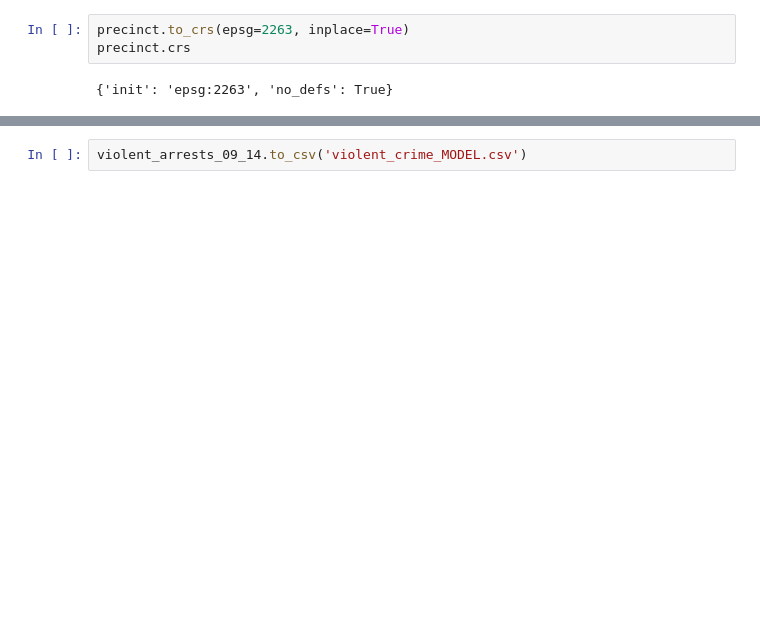
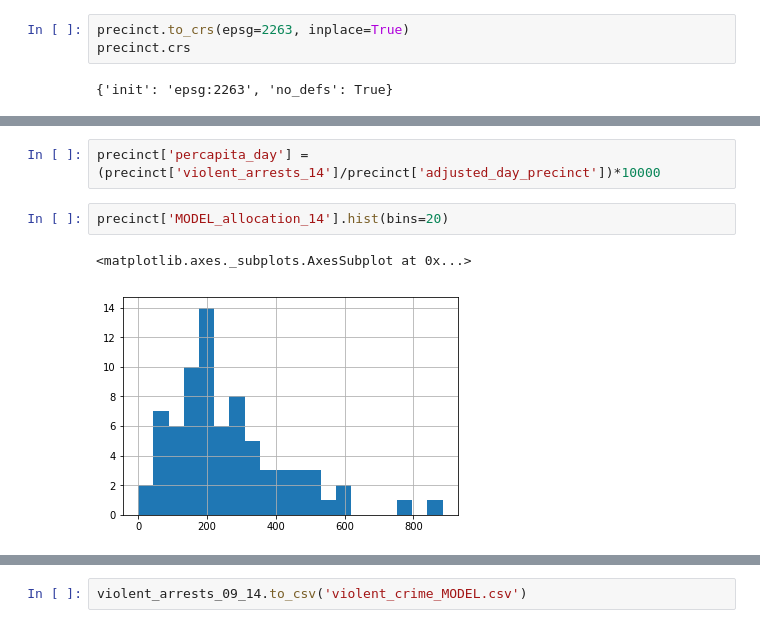
Before and after one commit to tharma3/patrol_allocation, a Jupyter notebook: notebooks/Model-Violent Crime.ipynb, the cells around one changed output, grey strips where cells are left out. Saved outputs shown, nothing was run; the diff lists cells and outputs as text; blank space fills up the shorter version.

```diff
--- a/notebooks/Model-Violent Crime.ipynb
+++ b/notebooks/Model-Violent Crime.ipynb
@@ -169,3 +195,10 @@ precinct.crs
+# %%
+precinct['percapita_day'] = (precinct['violent_arrests_14']/precinct['adjusted_day_precinct'])*10000
+# %%
+precinct['MODEL_allocation_14'].hist(bins=20)
+# %% [output]
+<matplotlib.axes._subplots.AxesSubplot at 0x...>
+[figure, added]
 # %%
 #make cloropleth of precincts shaded by allocation in this model
 
```
Also changed, not shown: parts of 5 cells of this notebook, 8 other files.
